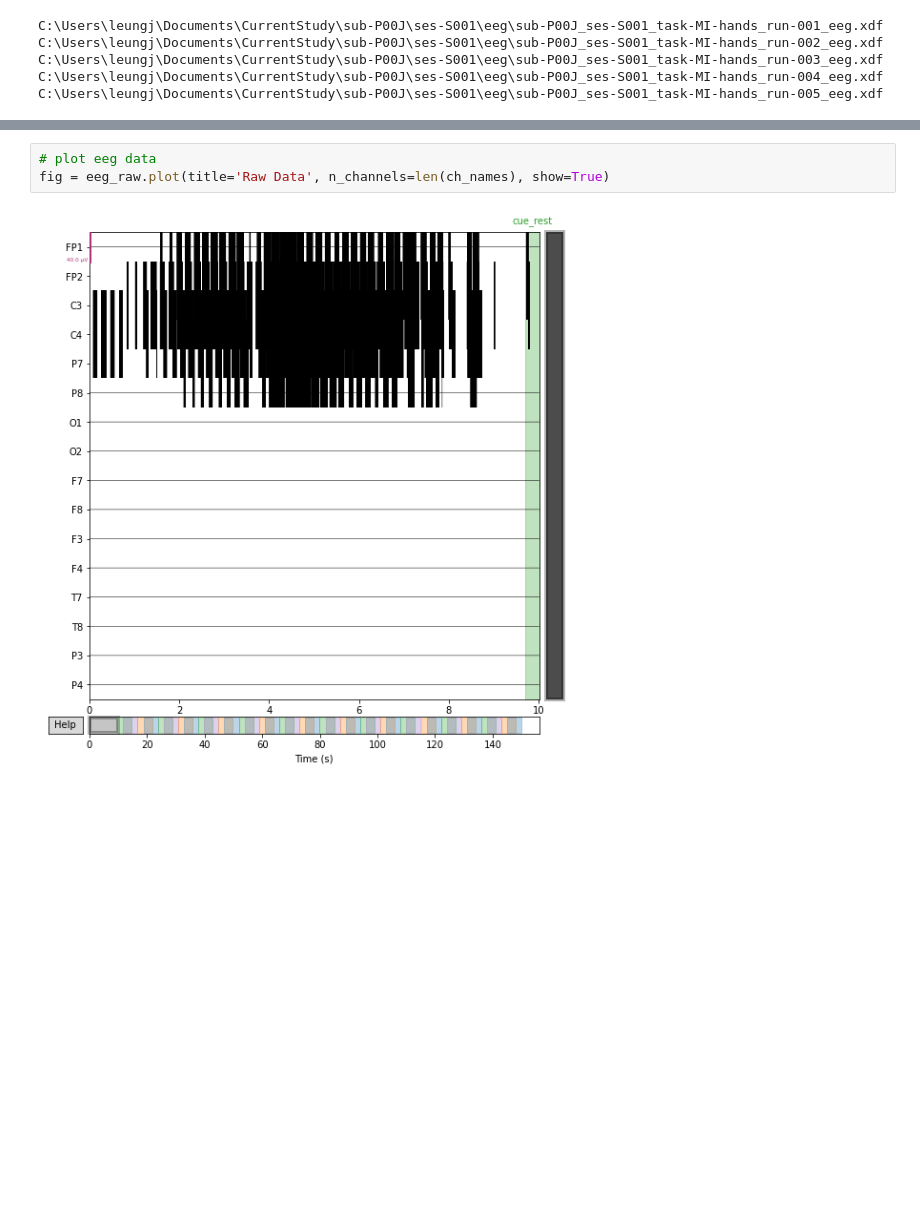
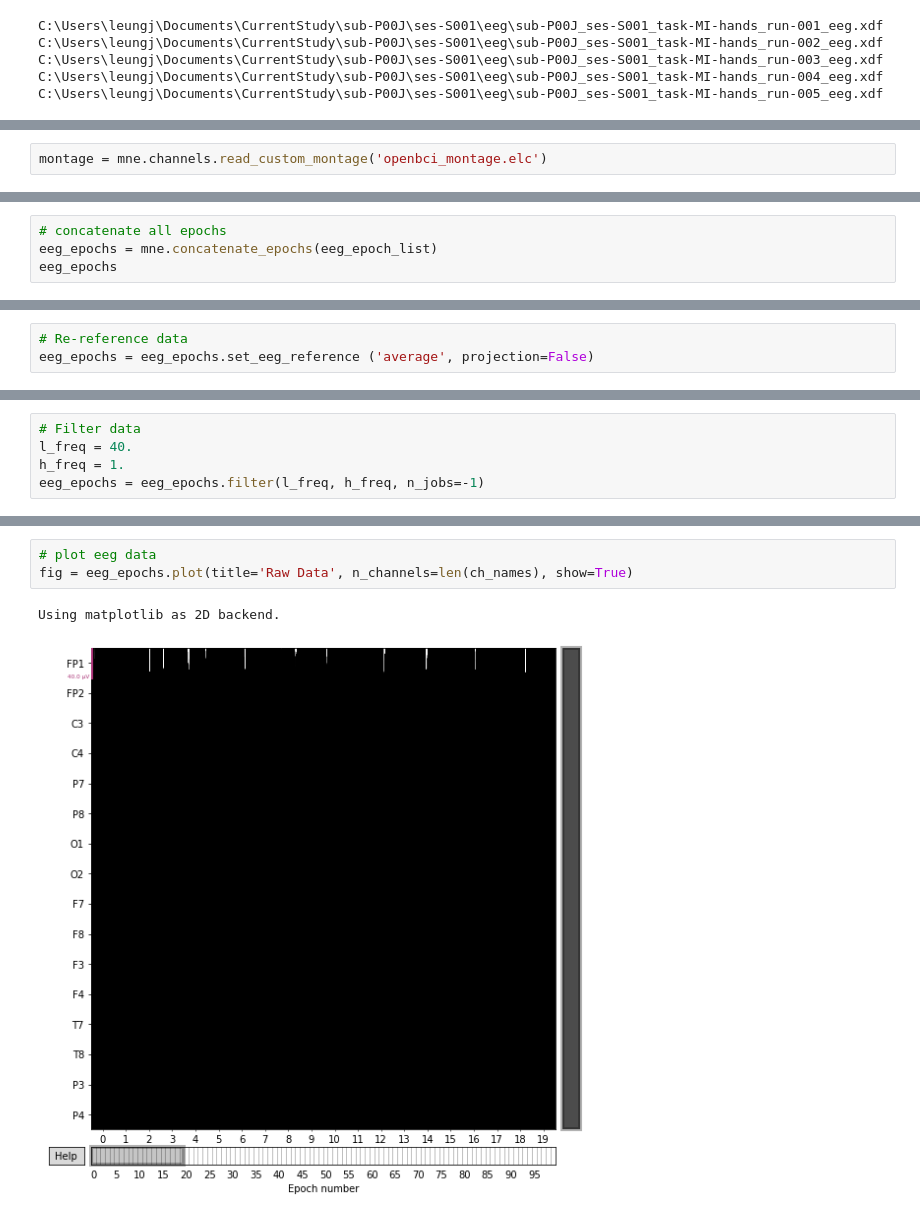
Before and after one commit to jason-leung/brainflow-test, a Jupyter notebook: check_data.ipynb, the cells around one changed output, grey strips where cells are left out. Saved outputs shown, nothing was run; the diff lists cells and outputs as text; blank space fills up the shorter version.

Commit message:
added openbci script for streaming data to lsl, updated analysis code

```diff
--- a/check_data.ipynb
+++ b/check_data.ipynb
@@ -69,3 +96,5 @@ Extracting EEG data
 Channels:  ['FP1', 'FP2', 'C3', 'C4', 'P7', 'P8', 'O1', 'O2', 'F7', 'F8', 'F3', 'F4', 'T7', 'T8', 'P3', 'P4']
 Sampling frequency:  125.0
+# %%
+montage = mne.channels.read_custom_montage('openbci_montage.elc')
 # %%
@@ -102,0 +151,4 @@ Ready.
+# %%
+# concatenate all epochs
+eeg_epochs = mne.concatenate_epochs(eeg_epoch_list)
+eeg_epochs
@@ -102,0 +165,3 @@ Ready.
+# %%
+# Re-reference data
+eeg_epochs = eeg_epochs.set_eeg_reference ('average', projection=False)
@@ -102,0 +172,5 @@ Ready.
+# %%
+# Filter data
+l_freq = 40.
+h_freq = 1.
+eeg_epochs = eeg_epochs.filter(l_freq, h_freq, n_jobs=-1)
@@ -103,5 +195,6 @@ Ready.
 # %%
 # plot eeg data
-fig = eeg_raw.plot(title='Raw Data', n_channels=len(ch_names), show=True)
+fig = eeg_epochs.plot(title='Raw Data', n_channels=len(ch_names), show=True)
 # %% [output]
+Using matplotlib as 2D backend.
-[figure, old version]
+[figure, new version]
```
Also changed, not shown: parts of 12 cells of this notebook, 4 other files.
